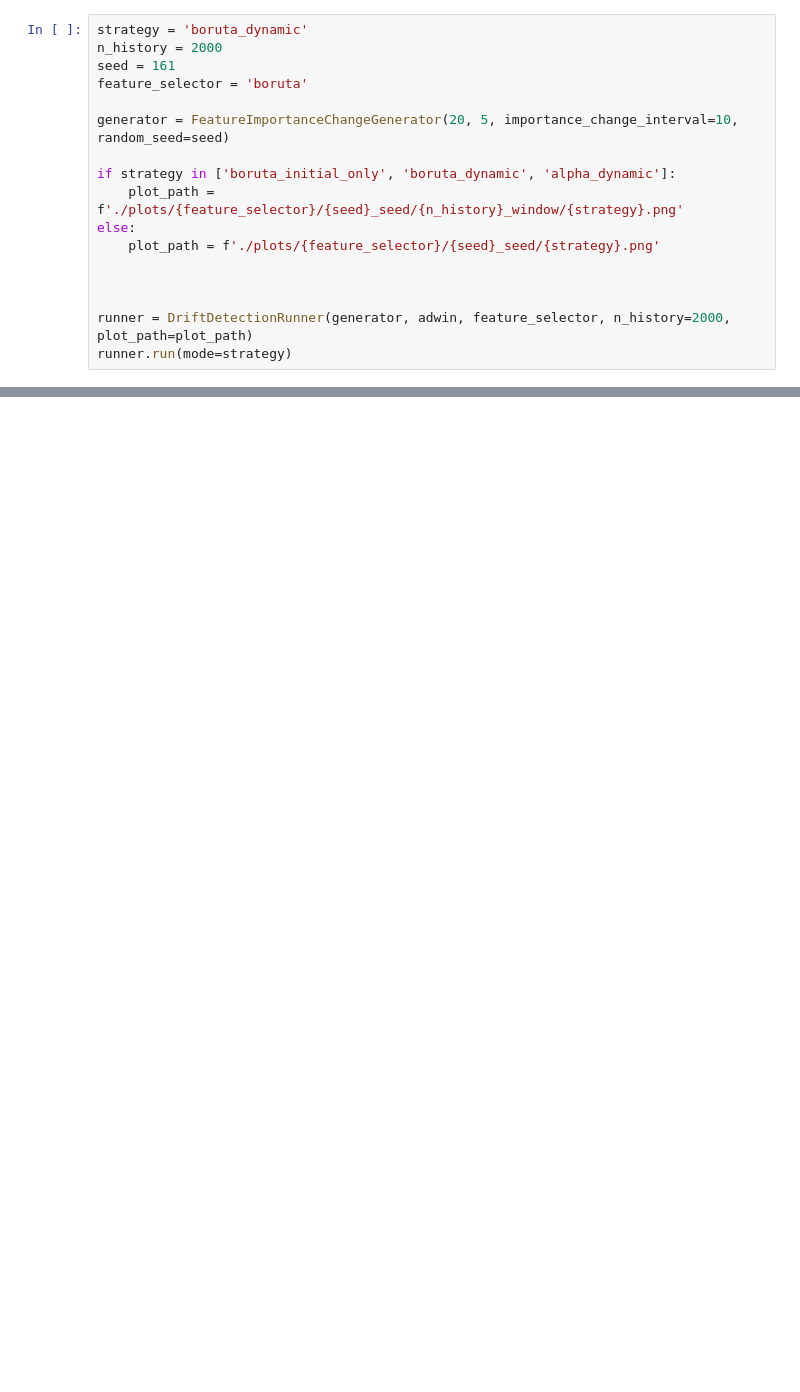
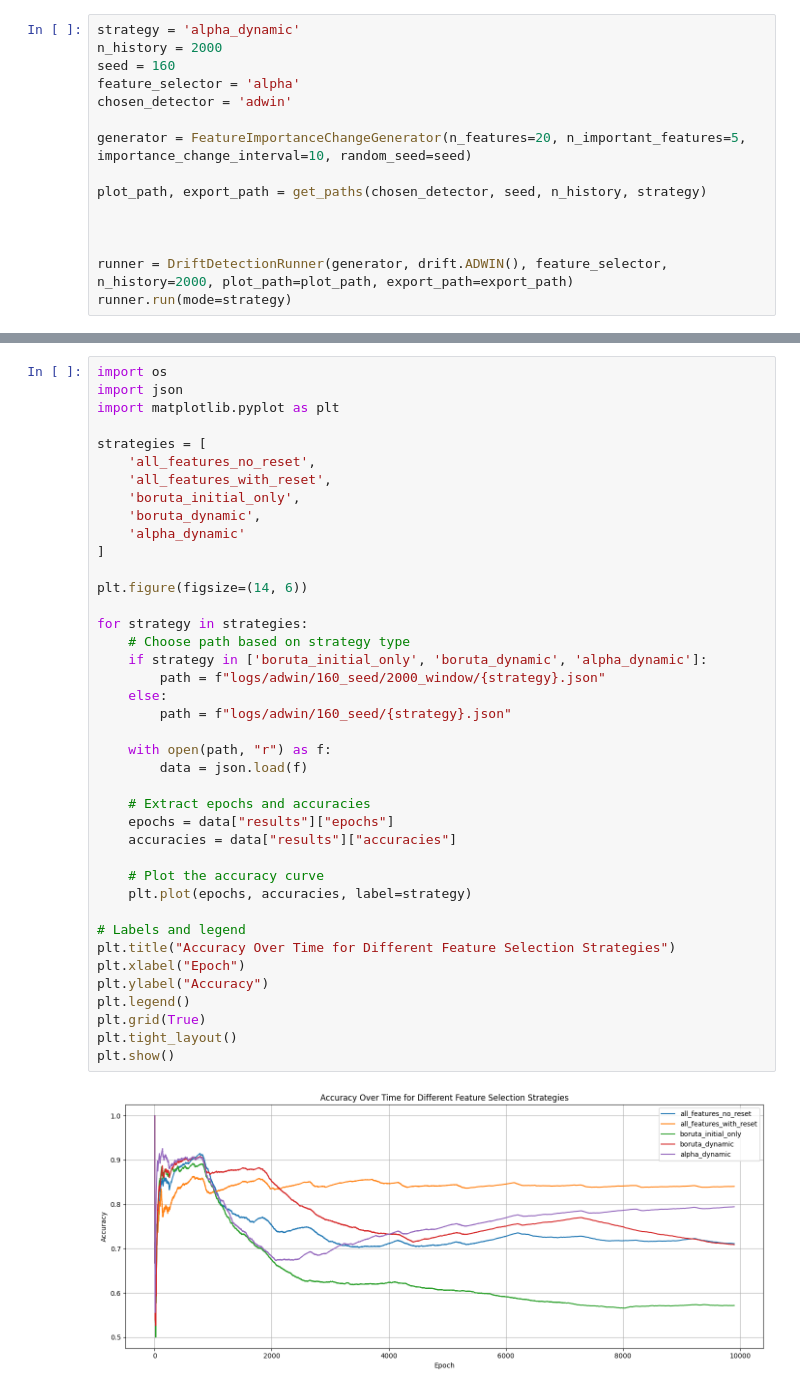
Before and after one commit to wpartycja/ml-in-data-streams, a Jupyter notebook: drift_detection.ipynb, the cells around one changed output, grey strips where cells are left out. Cells and saved outputs as stored; diff of their text form; blank space fills up the shorter version.

Commit message:
added json logs, better organisation of plots saving and first plot with all strategies!!

```diff
--- a/drift_detection.ipynb
+++ b/drift_detection.ipynb
@@ -16,17 +45,15 @@ kswin = drift.KSWIN()
 # %%
-strategy = 'boruta_dynamic'
+strategy = 'alpha_dynamic'
 n_history = 2000
-seed = 161
-feature_selector = 'boruta'
+seed = 160
+feature_selector = 'alpha'
+chosen_detector = 'adwin'
 
-generator = FeatureImportanceChangeGenerator(20, 5, importance_change_interval=10, random_seed=seed)
+generator = FeatureImportanceChangeGenerator(n_features=20, n_important_features=5, importance_change_interval=10, random_seed=seed)
 
-if strategy in ['boruta_initial_only', 'boruta_dynamic', 'alpha_dynamic']:
-    plot_path = f'./plots/{feature_selector}/{seed}_seed/{n_history}_window/{strategy}.png'
-else:
-    plot_path = f'./plots/{feature_selector}/{seed}_seed/{strategy}.png'
+plot_path, export_path = get_paths(chosen_detector, seed, n_history, strategy)
 
 
 
-runner = DriftDetectionRunner(generator, adwin, feature_selector, n_history=2000, plot_path=plot_path)
+runner = DriftDetectionRunner(generator, drift.ADWIN(), feature_selector, n_history=2000, plot_path=plot_path, export_path=export_path)
 runner.run(mode=strategy)
@@ -74,0 +60,42 @@ generator.random_seed
+# %%
+import os
+import json
+import matplotlib.pyplot as plt
+
+strategies = [
+    'all_features_no_reset',
+    'all_features_with_reset',
+    'boruta_initial_only',
+    'boruta_dynamic',
+    'alpha_dynamic'
+]
+
+plt.figure(figsize=(14, 6))
+
+for strategy in strategies:
+    # Choose path based on strategy type
+    if strategy in ['boruta_initial_only', 'boruta_dynamic', 'alpha_dynamic']:
+        path = f"logs/adwin/160_seed/2000_window/{strategy}.json"
+    else:
+        path = f"logs/adwin/160_seed/{strategy}.json"
+
+    with open(path, "r") as f:
+        data = json.load(f)
+
+    # Extract epochs and accuracies
+    epochs = data["results"]["epochs"]
+    accuracies = data["results"]["accuracies"]
+
+    # Plot the accuracy curve
+    plt.plot(epochs, accuracies, label=strategy)
+
+# Labels and legend
+plt.title("Accuracy Over Time for Different Feature Selection Strategies")
+plt.xlabel("Epoch")
+plt.ylabel("Accuracy")
+plt.legend()
+plt.grid(True)
+plt.tight_layout()
+plt.show()
+# %% [output]
+[figure, added]
```
Also changed, not shown: parts of 9 cells of this notebook, 45 other files.
